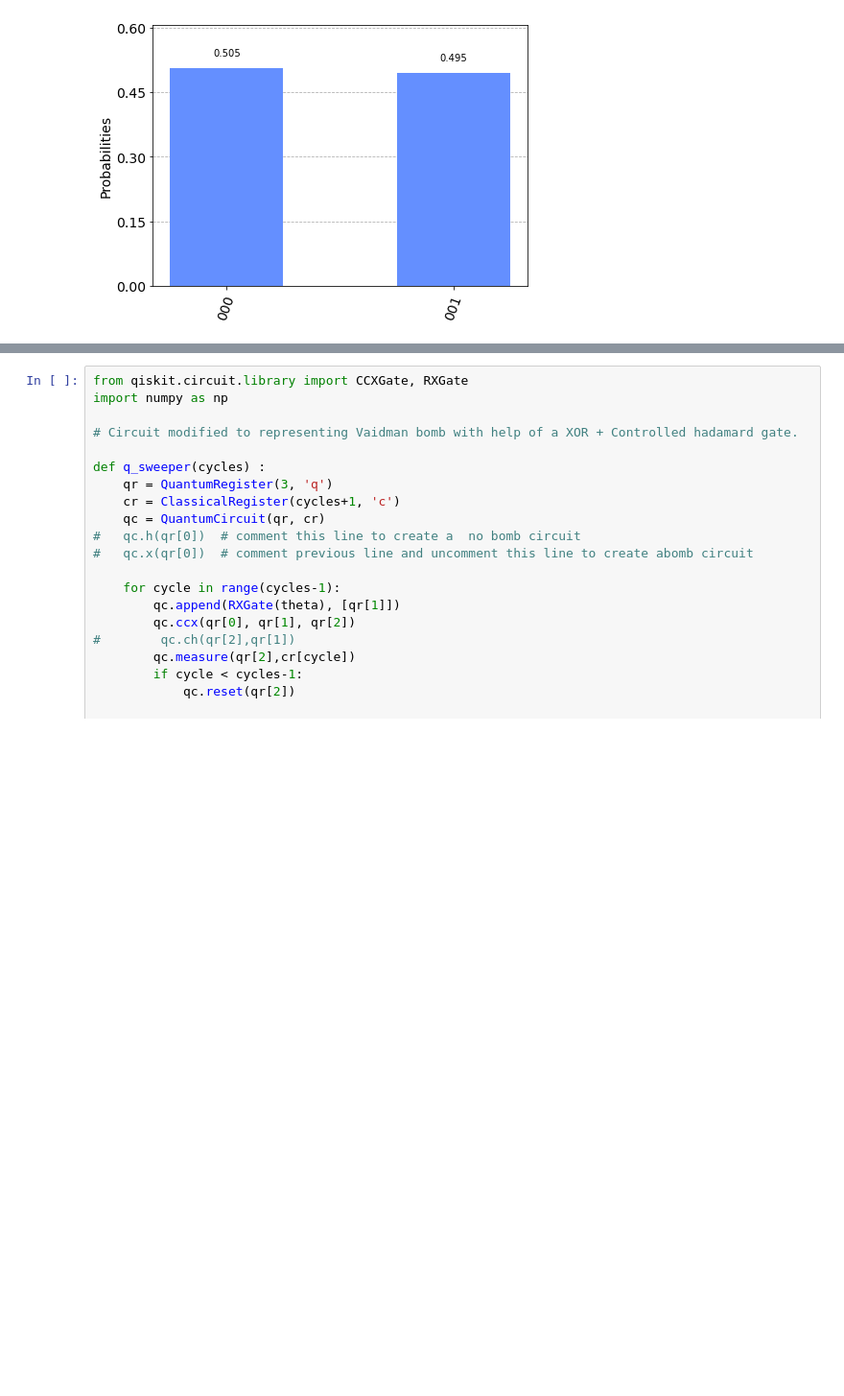
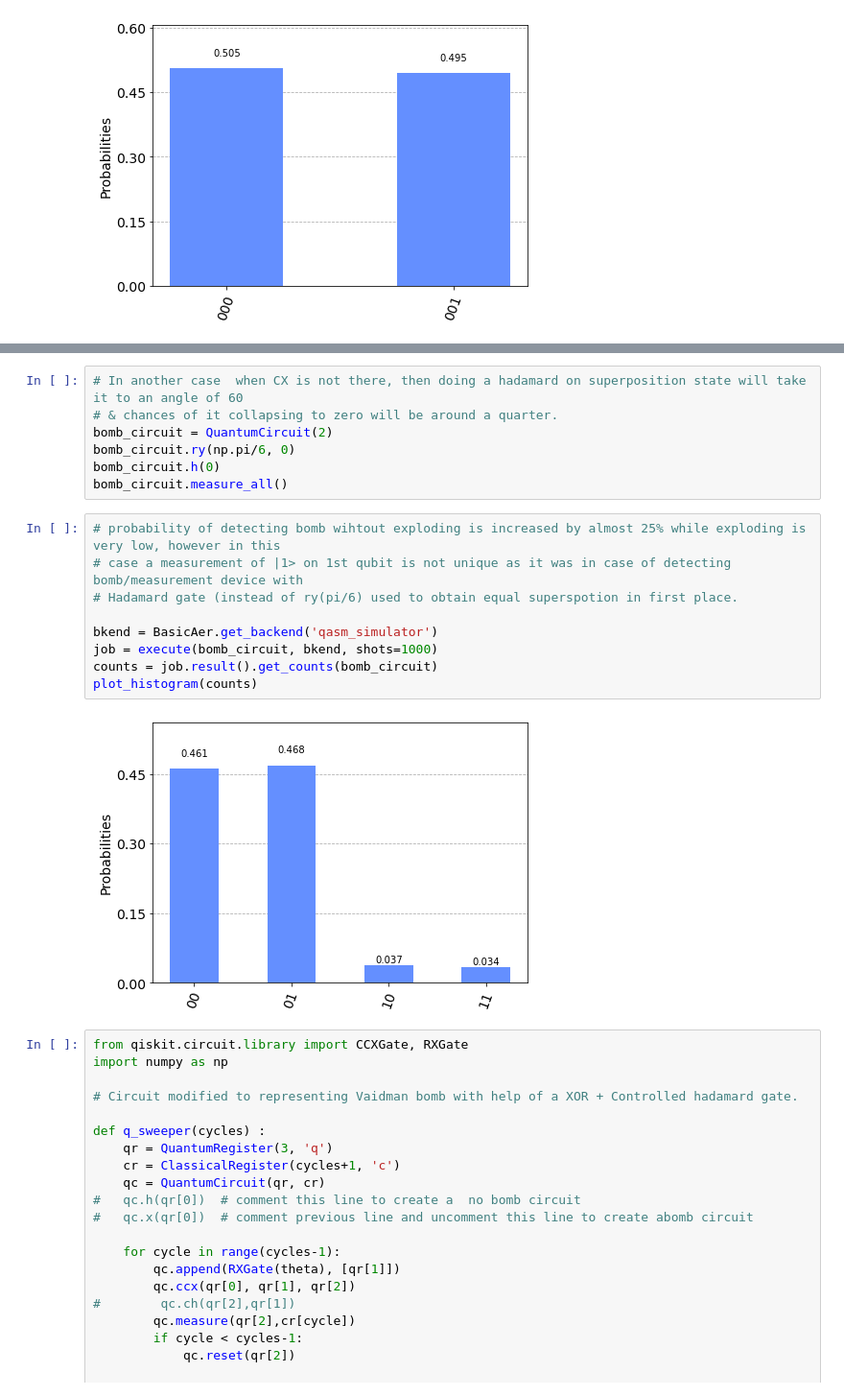
Before and after one commit to jayeshparashar/Keep-it-simple-, a Jupyter notebook: EVBombTestCircuit.ipynb, the cells around one changed output, grey strips where cells are left out. Shown at 96% size. Cells and saved outputs as stored; diff of their text form; blank space fills up the shorter version.

```diff
--- a/EVBombTestCircuit.ipynb
+++ b/EVBombTestCircuit.ipynb
@@ -141,3 +196,21 @@ plot_histogram(counts)
+# %%
+# In another case  when CX is not there, then doing a hadamard on superposition state will take it to an angle of 60
+# & chances of it collapsing to zero will be around a quarter.
+bomb_circuit = QuantumCircuit(2)
+bomb_circuit.ry(np.pi/6, 0)
+bomb_circuit.h(0)
+bomb_circuit.measure_all()
+# %%
+# probability of detecting bomb wihtout exploding is increased by almost 25% while exploding is very low, however in this
+# case a measurement of |1> on 1st qubit is not unique as it was in case of detecting bomb/measurement device with
+# Hadamard gate (instead of ry(pi/6) used to obtain equal superspotion in first place.
+
+bkend = BasicAer.get_backend('qasm_simulator')
+job = execute(bomb_circuit, bkend, shots=1000)
+counts = job.result().get_counts(bomb_circuit)
+plot_histogram(counts)
+# %% [output]
+[figure, added]
 # %%
 from qiskit.circuit.library import CCXGate, RXGate
 import numpy as np
```
Also changed, not shown: parts of 7 cells of this notebook.
